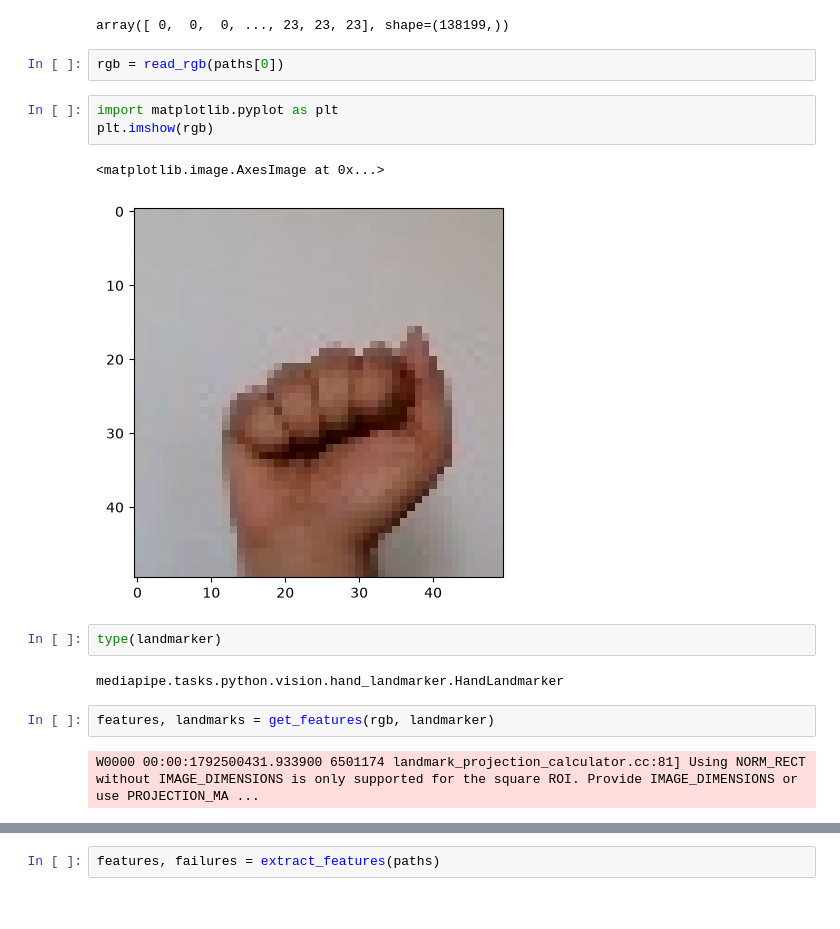
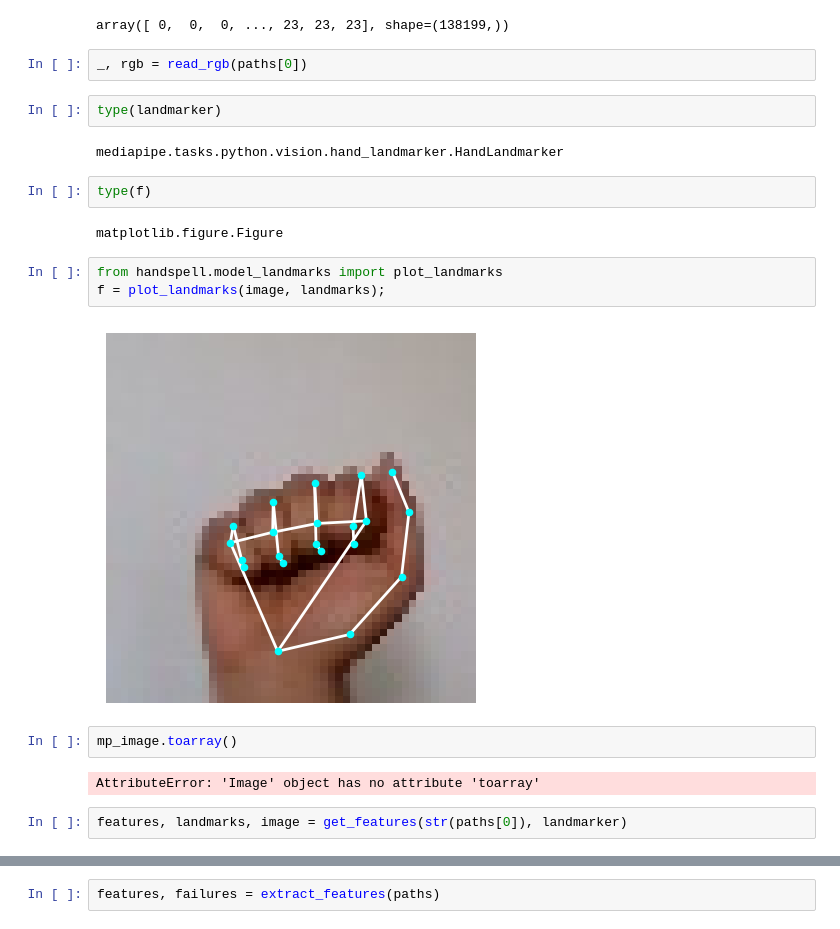
Before and after one commit to notFonz/HandSpell, a Jupyter notebook: notebooks/dpessoa_mediapipe.ipynb, the cells around one changed output, grey strips where cells are left out. Drawn from its saved outputs; the diff is of its cells as text.

Commit message:
feat(mediapipe): plot landmarks (#42)
Co-authored-by: Delphine Pessoa <@users.noreply.github.com>

```diff
--- a/notebooks/dpessoa_mediapipe.ipynb
+++ b/notebooks/dpessoa_mediapipe.ipynb
@@ -45,21 +48,26 @@ labels
 # %% [output]
 array([ 0,  0,  0, ..., 23, 23, 23], shape=(138199,))
 # %%
-rgb = read_rgb(paths[0])
+_, rgb = read_rgb(paths[0])
-# %%
-import matplotlib.pyplot as plt
-plt.imshow(rgb)
-# %% [output]
-<matplotlib.image.AxesImage at 0x...>
-[figure, removed]
 # %%
 type(landmarker)
 # %% [output]
 mediapipe.tasks.python.vision.hand_landmarker.HandLandmarker
+# %%
+type(f)
+# %% [output]
+matplotlib.figure.Figure
+# %%
+from handspell.model_landmarks import plot_landmarks
+f = plot_landmarks(image, landmarks);
+# %% [output]
+[figure, added]
+# %%
+mp_image.toarray()
+# %% [output]
+AttributeError: 'Image' object has no attribute 'toarray'
 # %%
-features, landmarks = get_features(rgb, landmarker)
+features, landmarks, image = get_features(str(paths[0]), landmarker)
-# %% [output]
-W0000 00:00:1792500431.933900 6501174 landmark_projection_calculator.cc:81] Using NORM_RECT without IMAGE_DIMENSIONS is only supported for the square ROI. Provide IMAGE_DIMENSIONS or use PROJECTION_MA ...
 # %%
 _, ax = plt.subplots(1,1)
 
```
Also changed, not shown: parts of 3 cells of this notebook, 2 other files.
